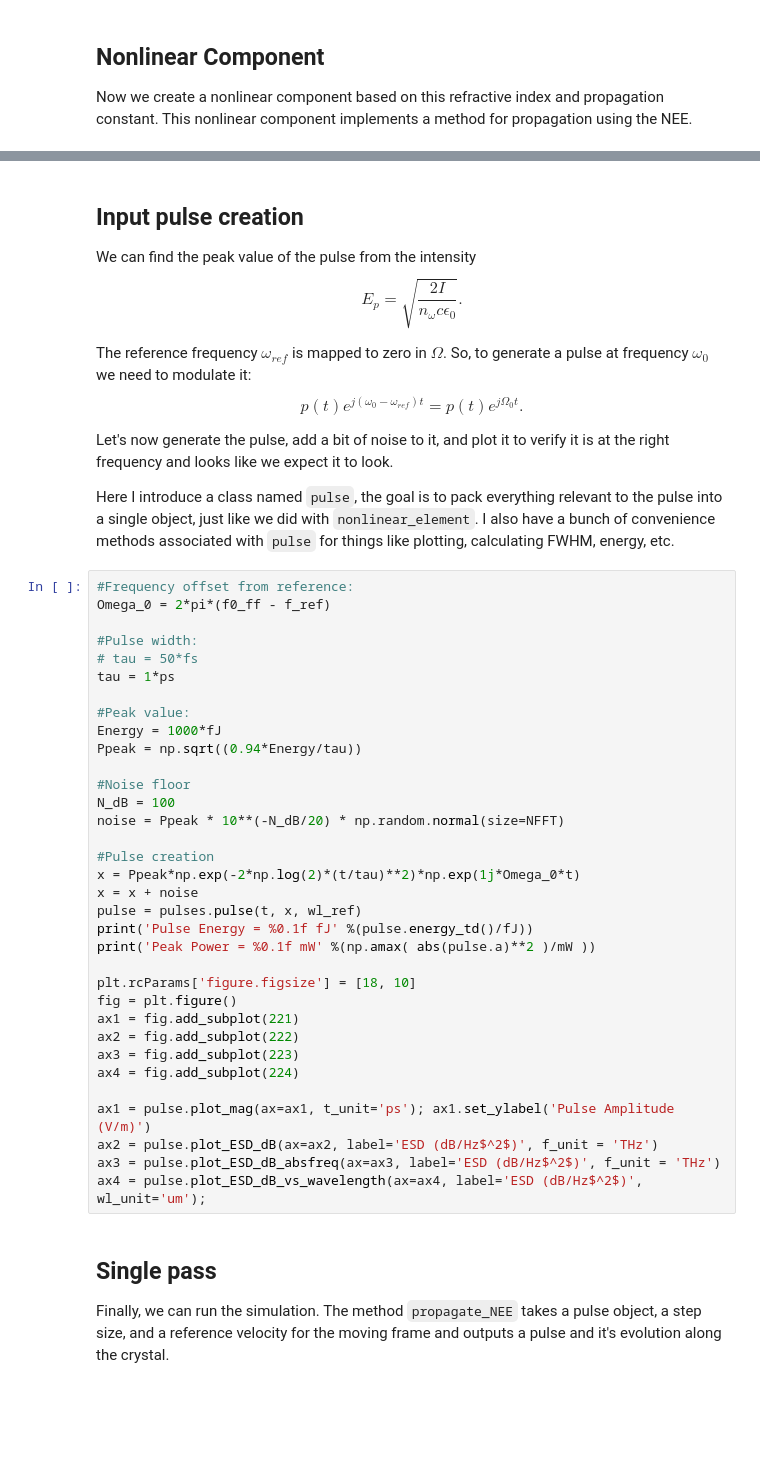
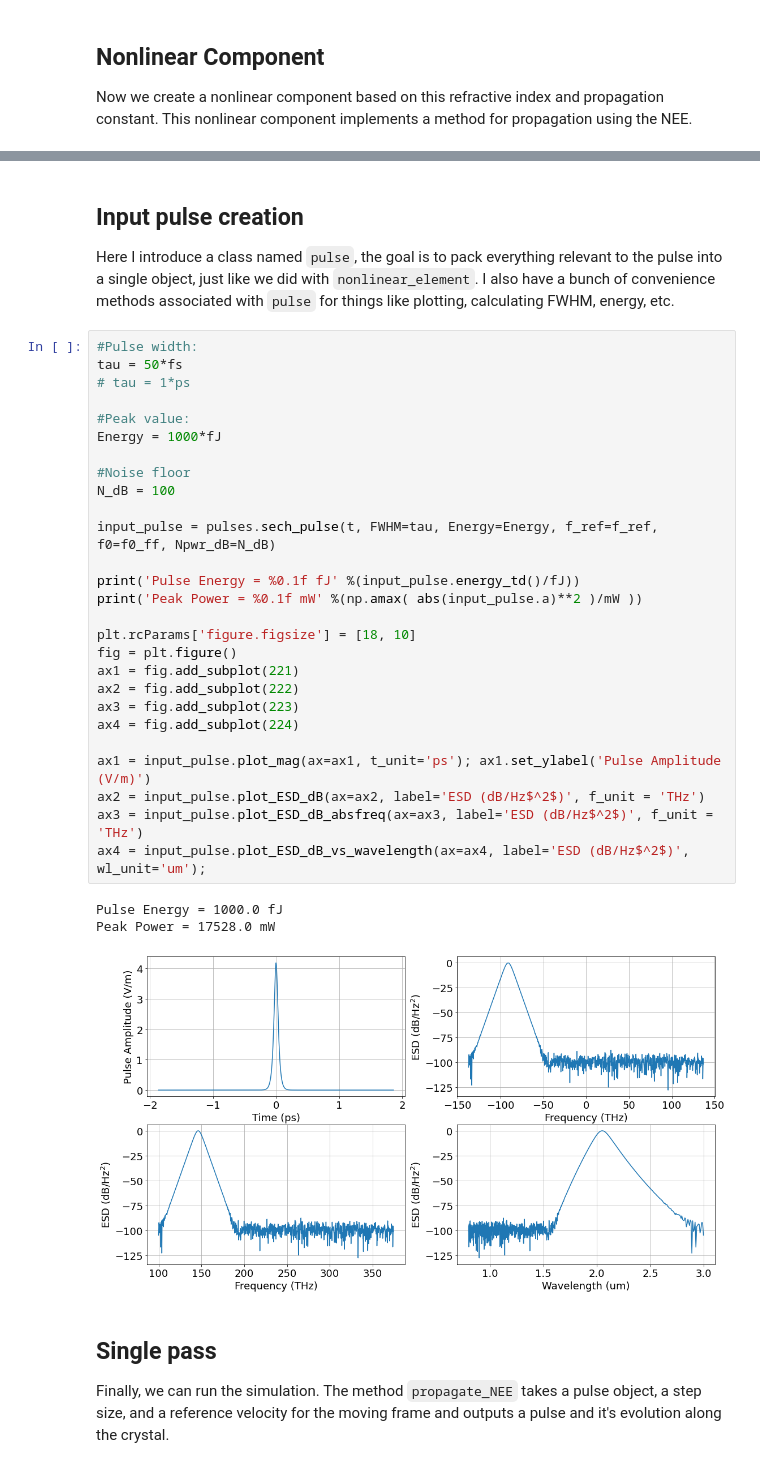
Before and after one commit to ledezmaluism/snow, a Jupyter notebook: Examples/Example_Waveguide_SHG.ipynb, the cells around one changed output, grey strips where cells are left out. Cells and saved outputs as stored; diff of their text form; blank space fills up the shorter version.

````diff
--- a/Examples/Example_Waveguide_SHG.ipynb
+++ b/Examples/Example_Waveguide_SHG.ipynb
@@ -268,53 +236,38 @@ AttributeError: module 'snlo.nlo' has no attribute 'nonlinear_element'
 # %% [markdown]
 ## Input pulse creation
 
-We can find the peak value of the pulse from the intensity
-$$
-E_p = \sqrt{\frac{2 I}{n_\omega c \epsilon_0}}.
-$$
-
-The reference frequency $\omega_{ref}$ is mapped to zero in $\Omega$. So, to generate a pulse at frequency $\omega_0$ we need to modulate it:
-$$
-p(t) e^{j (\omega_0 - \omega_{ref}) t} = p(t) e^{j \Omega_0 t}.
-$$
-
-Let's now generate the pulse, add a bit of noise to it, and plot it to verify it is at the right frequency and looks like we expect it to look.
-
 Here I introduce a class named ```pulse```, the goal is to pack everything relevant to the pulse into a single object, just like we did with ```nonlinear_element```. I also have a bunch of convenience methods associated with ```pulse``` for things like plotting, calculating FWHM, energy, etc.
 # %%
-#Frequency offset from reference:
-Omega_0 = 2*pi*(f0_ff - f_ref)
-
 #Pulse width:
-# tau = 50*fs
-tau = 1*ps
+tau = 50*fs
+# tau = 1*ps
 
 #Peak value:
 Energy = 1000*fJ
-Ppeak = np.sqrt((0.94*Energy/tau))
 
 #Noise floor
 N_dB = 100
-noise = Ppeak * 10**(-N_dB/20) * np.random.normal(size=NFFT)
 
-#Pulse creation
-x = Ppeak*np.exp(-2*np.log(2)*(t/tau)**2)*np.exp(1j*Omega_0*t)
-x = x + noise
-pulse = pulses.pulse(t, x, wl_ref)
-print('Pulse Energy = %0.1f fJ' %(pulse.energy_td()/fJ))
-print('Peak Power = %0.1f mW' %(np.amax( abs(pulse.a)**2 )/mW ))
+input_pulse = pulses.sech_pulse(t, FWHM=tau, Energy=Energy, f_ref=f_ref, f0=f0_ff, Npwr_dB=N_dB)
+
+print('Pulse Energy = %0.1f fJ' %(input_pulse.energy_td()/fJ))
+print('Peak Power = %0.1f mW' %(np.amax( abs(input_pulse.a)**2 )/mW ))
 
 plt.rcParams['figure.figsize'] = [18, 10]
 fig = plt.figure()
 ax1 = fig.add_subplot(221)
 ax2 = fig.add_subplot(222)
 ax3 = fig.add_subplot(223)
 ax4 = fig.add_subplot(224)
 
-ax1 = pulse.plot_mag(ax=ax1, t_unit='ps'); ax1.set_ylabel('Pulse Amplitude (V/m)')
-ax2 = pulse.plot_ESD_dB(ax=ax2, label='ESD (dB/Hz$^2$)', f_unit = 'THz')
-ax3 = pulse.plot_ESD_dB_absfreq(ax=ax3, label='ESD (dB/Hz$^2$)', f_unit = 'THz')
-ax4 = pulse.plot_ESD_dB_vs_wavelength(ax=ax4, label='ESD (dB/Hz$^2$)', wl_unit='um');
+ax1 = input_pulse.plot_mag(ax=ax1, t_unit='ps'); ax1.set_ylabel('Pulse Amplitude (V/m)')
+ax2 = input_pulse.plot_ESD_dB(ax=ax2, label='ESD (dB/Hz$^2$)', f_unit = 'THz')
+ax3 = input_pulse.plot_ESD_dB_absfreq(ax=ax3, label='ESD (dB/Hz$^2$)', f_unit = 'THz')
+ax4 = input_pulse.plot_ESD_dB_vs_wavelength(ax=ax4, label='ESD (dB/Hz$^2$)', wl_unit='um');
+# %% [output]
+Pulse Energy = 1000.0 fJ
+Peak Power = 17528.0 mW
+[figure, added]
 # %% [markdown]
 ## Single pass
 
````
Also changed, not shown: parts of 33 cells of this notebook.
